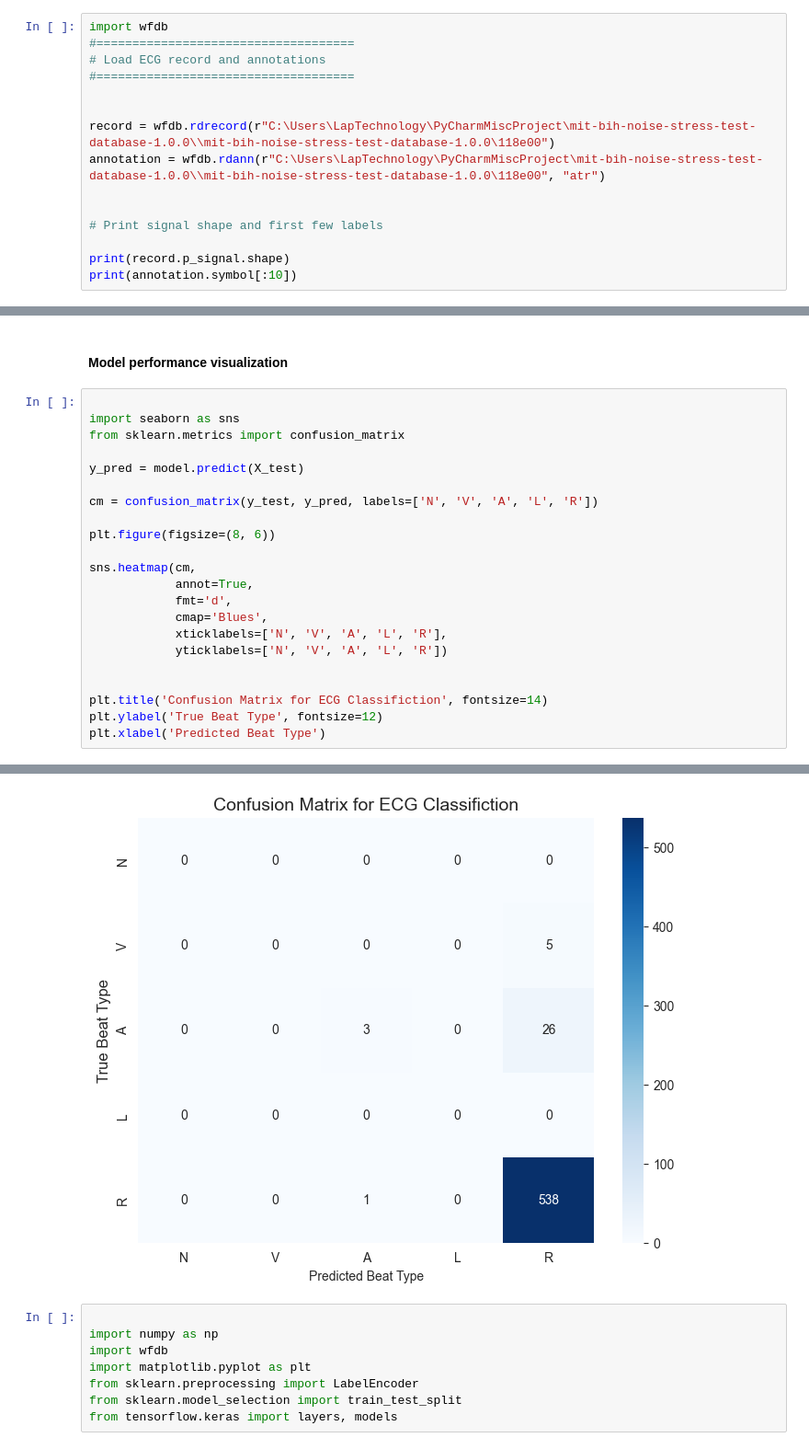
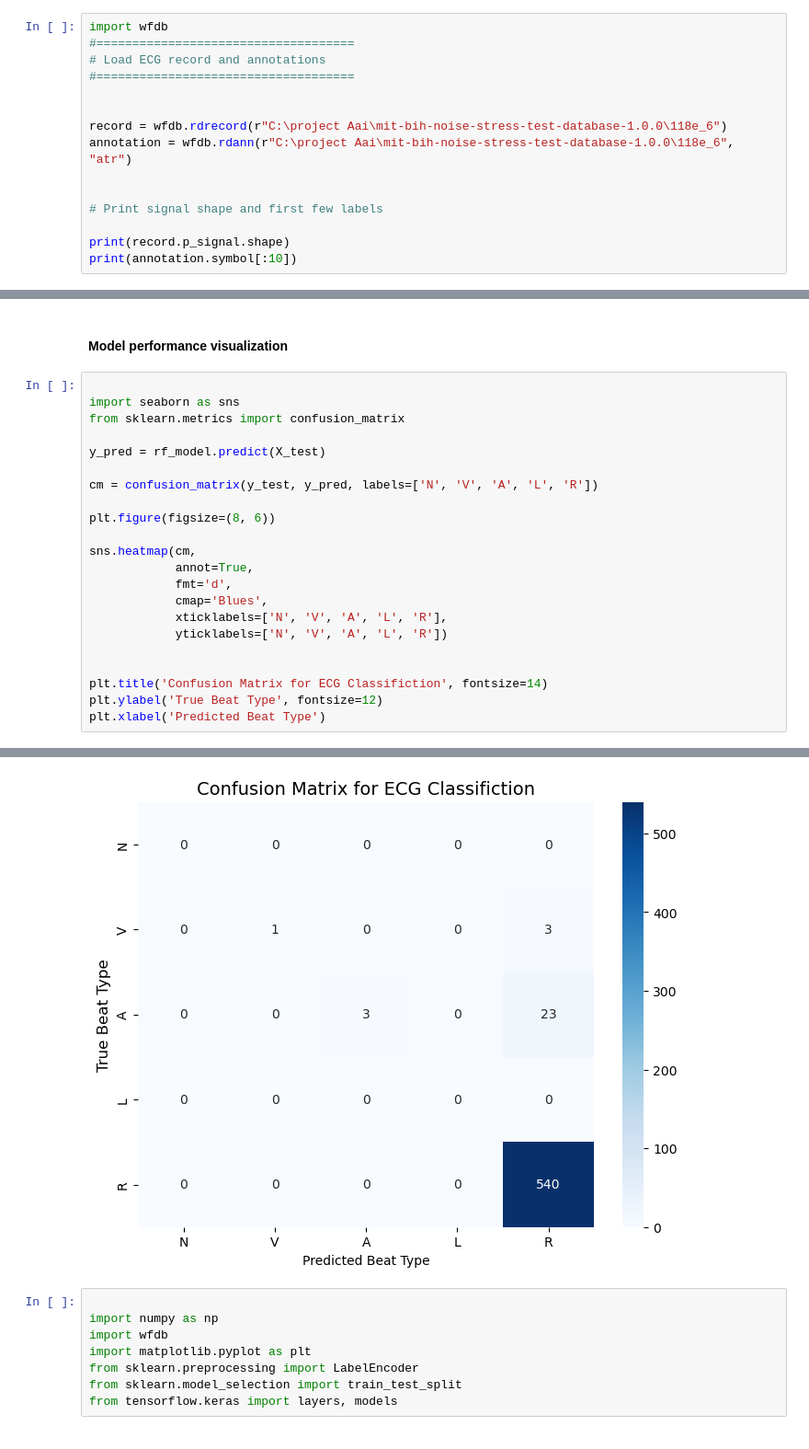
Before and after one commit to Sana1020/ExamStress-Classifier, a Jupyter notebook: ExamStress Classifier.ipynb, the cells around one changed output, grey strips where cells are left out. Shown at 92% size. Cells and saved outputs as stored; diff of their text form.

```diff
--- a/ExamStress Classifier.ipynb
+++ b/ExamStress Classifier.ipynb
@@ -5,8 +5,8 @@ import wfdb
 #====================================
 
 
-record = wfdb.rdrecord(r"C:\Users\LapTechnology\PyCharmMiscProject\mit-bih-noise-stress-test-database-1.0.0\\mit-bih-noise-stress-test-database-1.0.0\118e00")
-annotation = wfdb.rdann(r"C:\Users\LapTechnology\PyCharmMiscProject\mit-bih-noise-stress-test-database-1.0.0\\mit-bih-noise-stress-test-database-1.0.0\118e00", "atr")
+record = wfdb.rdrecord(r"C:\project Aai\mit-bih-noise-stress-test-database-1.0.0\118e_6")
+annotation = wfdb.rdann(r"C:\project Aai\mit-bih-noise-stress-test-database-1.0.0\118e_6", "atr")
 
 
 # Print signal shape and first few labels
@@ -147,28 +148,28 @@ weighted avg       0.92      0.94      0.92       575
 # %%
 
 import seaborn as sns
 from sklearn.metrics import confusion_matrix
 
-y_pred = model.predict(X_test)
+y_pred = rf_model.predict(X_test)
 
 cm = confusion_matrix(y_test, y_pred, labels=['N', 'V', 'A', 'L', 'R'])
 
 plt.figure(figsize=(8, 6))
 
 sns.heatmap(cm,
             annot=True,
             fmt='d',
             cmap='Blues',
             xticklabels=['N', 'V', 'A', 'L', 'R'],
             yticklabels=['N', 'V', 'A', 'L', 'R'])
 
 
 plt.title('Confusion Matrix for ECG Classifiction', fontsize=14)
 plt.ylabel('True Beat Type', fontsize=12)
 plt.xlabel('Predicted Beat Type')
 # %% [output]
 Text(0.5, 36.72222222222221, 'Predicted Beat Type')
-[figure, old version]
+[figure, new version]
 # %%
 
 import numpy as np
```
Also changed, not shown: parts of 12 cells of this notebook.
